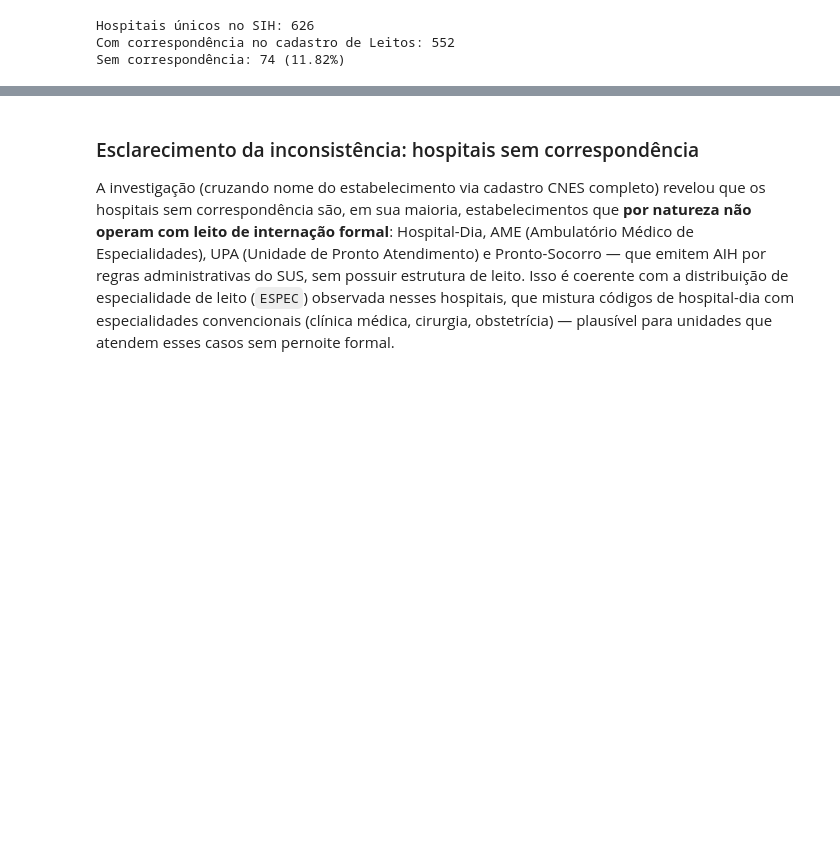
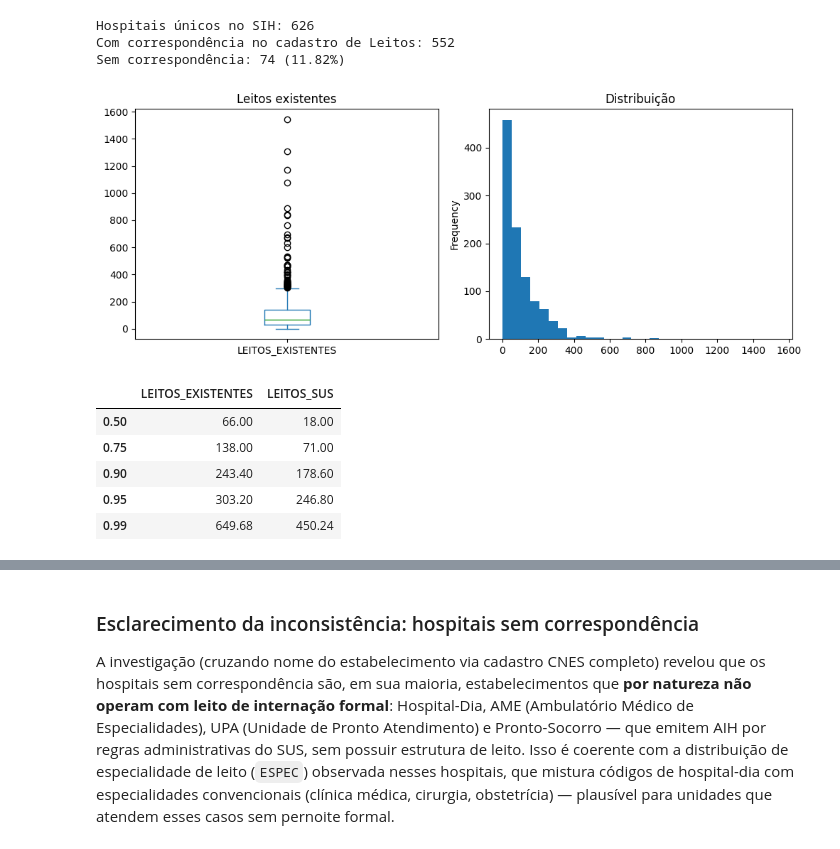
Before and after one commit to rm571222/dataholics-oracle-challenge, a Jupyter notebook: notebooks/01_data_exploration/nb2_data_exploration_leitos_cnes.ipynb, the cells around one changed output, grey strips where cells are left out. Cells and saved outputs as stored; diff of their text form; code cells hidden in the pictures; blank space fills up the shorter version.

```diff
--- a/notebooks/01_data_exploration/nb2_data_exploration_leitos_cnes.ipynb
+++ b/notebooks/01_data_exploration/nb2_data_exploration_leitos_cnes.ipynb
@@ -260,3 +260,19 @@ print(f"Sem correspondência: {len(sem_leitos)} ({len(sem_leitos)/len(hospitais_
 Hospitais únicos no SIH: 626
 Com correspondência no cadastro de Leitos: 552
 Sem correspondência: 74 (11.82%)
+# %%
+fig, axes = plt.subplots(1, 2, figsize=(10, 4))
+df_sp['LEITOS_EXISTENTES'].plot(kind='box', ax=axes[0], title='Leitos existentes')
+df_sp['LEITOS_EXISTENTES'].plot(kind='hist', bins=30, ax=axes[1], title='Distribuição')
+plt.tight_layout()
+plt.show()
+
+df_sp[['LEITOS_EXISTENTES', 'LEITOS_SUS']].quantile([0.5, 0.75, 0.9, 0.95, 0.99])
+# %% [output]
+[figure, added]
+|  | LEITOS_EXISTENTES | LEITOS_SUS |
+| 0.50 | 66.00 | 18.00 |
+| 0.75 | 138.00 | 71.00 |
+| 0.90 | 243.40 | 178.60 |
+| 0.95 | 303.20 | 246.80 |
+| 0.99 | 649.68 | 450.24 |
```
Also changed, not shown: parts of 6 cells of this notebook.
